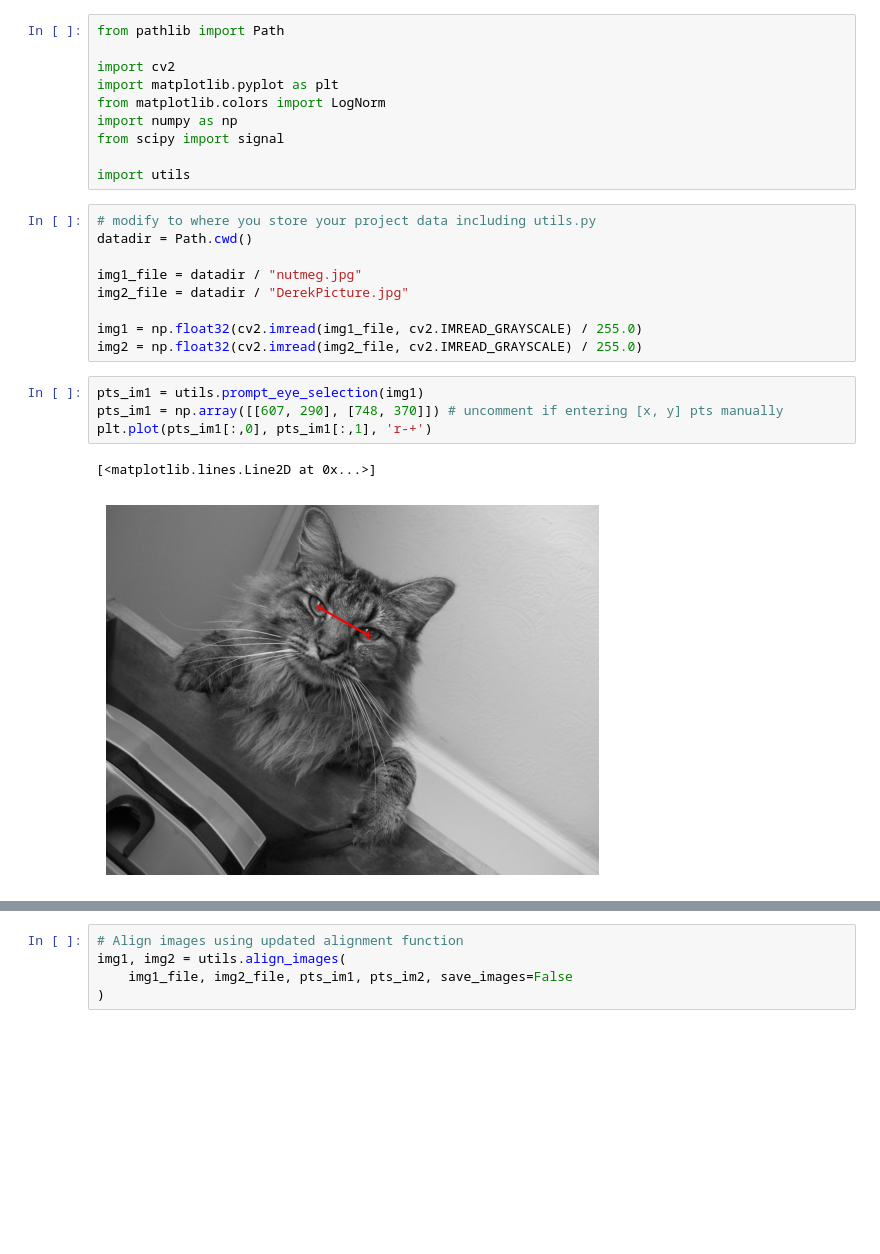
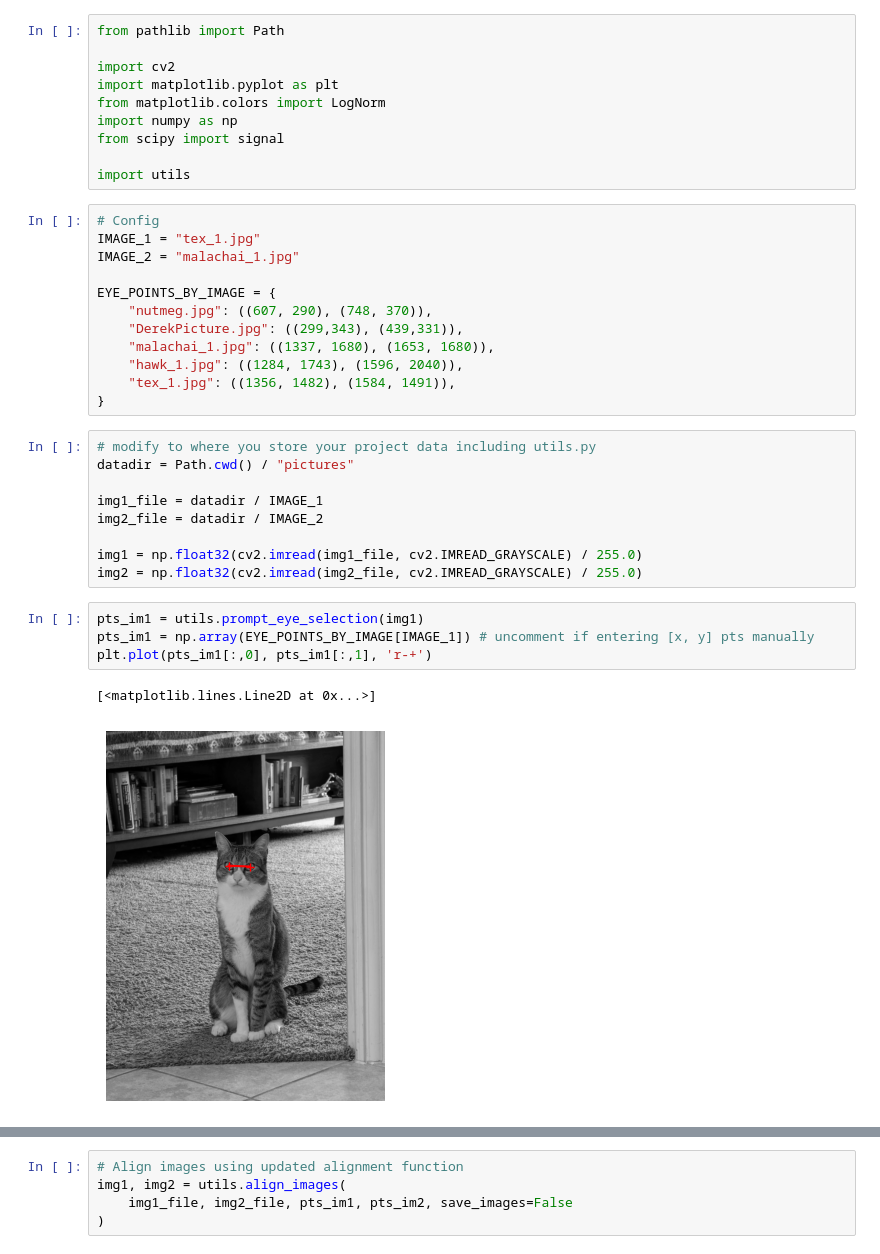
Before and after one commit to Southern-Sun/Computational-Photography, a Jupyter notebook: MP1_Hybrid_Images/hybrid/CS445_Proj1_Starter.ipynb, the cells around one changed output, grey strips where cells are left out. Saved outputs shown, nothing was run; the diff lists cells and outputs as text; blank space fills up the shorter version.

Commit message:
completed hybrid image

```diff
--- a/MP1_Hybrid_Images/hybrid/CS445_Proj1_Starter.ipynb
+++ b/MP1_Hybrid_Images/hybrid/CS445_Proj1_Starter.ipynb
@@ -14,21 +14,33 @@ import numpy as np
 from scipy import signal
 
 import utils
+# %%
+# Config
+IMAGE_1 = "tex_1.jpg"
+IMAGE_2 = "malachai_1.jpg"
+
+EYE_POINTS_BY_IMAGE = {
+    "nutmeg.jpg": ((607, 290), (748, 370)),
+    "DerekPicture.jpg": ((299,343), (439,331)),
+    "malachai_1.jpg": ((1337, 1680), (1653, 1680)),
+    "hawk_1.jpg": ((1284, 1743), (1596, 2040)),
+    "tex_1.jpg": ((1356, 1482), (1584, 1491)),
+}
 # %%
 # modify to where you store your project data including utils.py
-datadir = Path.cwd()
+datadir = Path.cwd() / "pictures"
 
-img1_file = datadir / "nutmeg.jpg"
-img2_file = datadir / "DerekPicture.jpg"
+img1_file = datadir / IMAGE_1
+img2_file = datadir / IMAGE_2
 
 img1 = np.float32(cv2.imread(img1_file, cv2.IMREAD_GRAYSCALE) / 255.0)
 img2 = np.float32(cv2.imread(img2_file, cv2.IMREAD_GRAYSCALE) / 255.0)
 # %%
 pts_im1 = utils.prompt_eye_selection(img1)
-pts_im1 = np.array([[607, 290], [748, 370]]) # uncomment if entering [x, y] pts manually
+pts_im1 = np.array(EYE_POINTS_BY_IMAGE[IMAGE_1]) # uncomment if entering [x, y] pts manually
 plt.plot(pts_im1[:,0], pts_im1[:,1], 'r-+')
 # %% [output]
 [<matplotlib.lines.Line2D at 0x...>]
-[figure, old version]
+[figure, new version]
 # %%
 pts_im2 = utils.prompt_eye_selection(img2)
```
Also changed, not shown: parts of 5 cells of this notebook.
